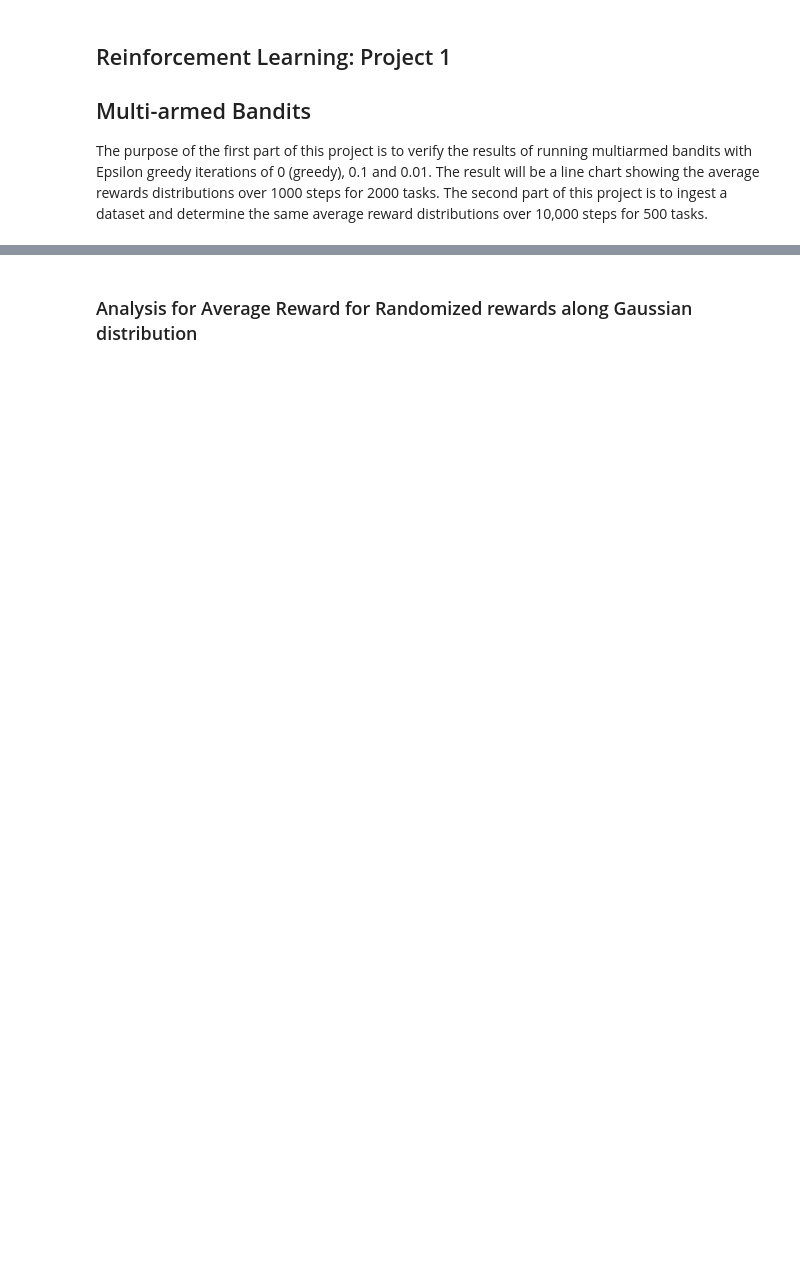
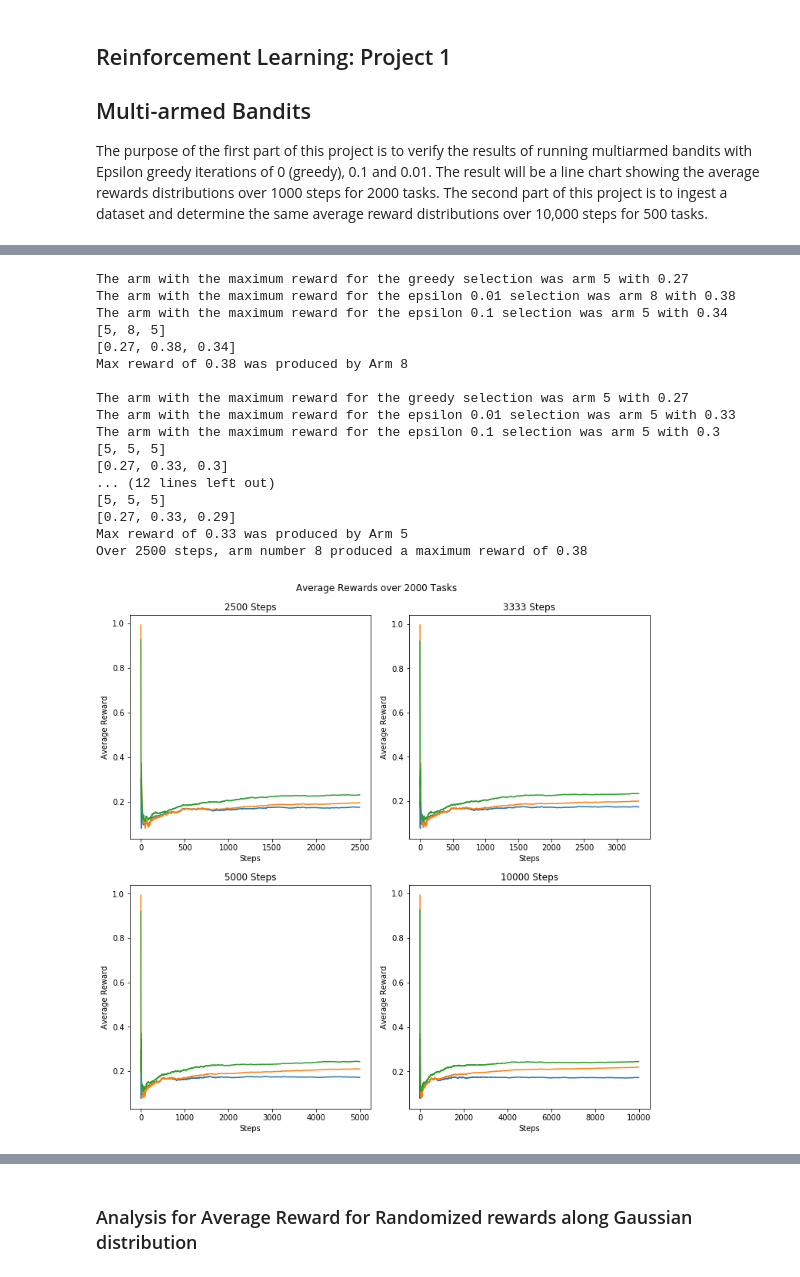
Before and after one commit to FreedomEclipse/multiArmedBandit, a Jupyter notebook: mabandit.ipynb, the cells around one changed output, grey strips where cells are left out. Saved outputs shown, nothing was run; the diff lists cells and outputs as text; code cells hidden in the pictures; blank space fills up the shorter version.

```diff
--- a/mabandit.ipynb
+++ b/mabandit.ipynb
@@ -189,0 +307,62 @@ Max reward of 1894 was produced by Arm 3
+# %%
+# Gaussian distribution for ads dataset
+ads = pd.read_csv('Ads_Optimisation.csv')
+rtasks = 2000
+#steps = [10, 11, 12, 13]
+steps = [int(len(ads.index)/4), int(len(ads.index)/3), int(len(ads.index)/2), len(ads.index)]
+chartlist = {}
+maxlist = {}
+for s in steps:
+    master_r, armrewards = executeLearning(10, s, rtasks, ads)
+    chartlist[s] = master_r
+    maxval, maxarm = determineMaxReward(armrewards)
+    print(f"Max reward of {maxval} was produced by Arm {maxarm}")
+    maxlist[s] = [maxval, maxarm]
+
+# Determine max reward
+result = maxlist[steps[0]][0]
+resultarm = maxlist[steps[0]][1]
+resultsteps = steps[0]
+for k, v in maxlist.items():
+    if v[0] > result:
+        result = v[0]
+        resultarm = v[1]
+        resultsteps = k
+
+
+#print(maxlist)
+#print(chartlist)
+
+drawAvgChart(steps,chartlist)
+
+print(f"Over {resultsteps} steps, arm number {resultarm} produced a maximum reward of {result}")
+
+
+plt.figure(figsize=(8, 6))
+plt.plot(chartlist[resultsteps]['greedy'], label="greedy")
+plt.plot(chartlist[resultsteps]['ep01'], label="epsilon=0.01")
+plt.plot(chartlist[resultsteps]['ep1'], label="epsilon=0.1")
+plt.legend(bbox_to_anchor=(1, 0.5))
+plt.xlabel("Steps")
+plt.ylabel("Average Reward")
+plt.title("Average Reward Chart with " + str(rtasks) + " tasks")
+plt.show()
+# %% [output]
+The arm with the maximum reward for the greedy selection was arm 5 with 0.27
+The arm with the maximum reward for the epsilon 0.01 selection was arm 8 with 0.38
+The arm with the maximum reward for the epsilon 0.1 selection was arm 5 with 0.34
+[5, 8, 5]
+[0.27, 0.38, 0.34]
+Max reward of 0.38 was produced by Arm 8
+
+The arm with the maximum reward for the greedy selection was arm 5 with 0.27
+The arm with the maximum reward for the epsilon 0.01 selection was arm 5 with 0.33
+The arm with the maximum reward for the epsilon 0.1 selection was arm 5 with 0.3
+[5, 5, 5]
+[0.27, 0.33, 0.3]
+... (12 lines left out)
+[5, 5, 5]
+[0.27, 0.33, 0.29]
+Max reward of 0.33 was produced by Arm 5
+Over 2500 steps, arm number 8 produced a maximum reward of 0.38
+[figure, added]
```
Also changed, not shown: parts of 8 cells of this notebook.
